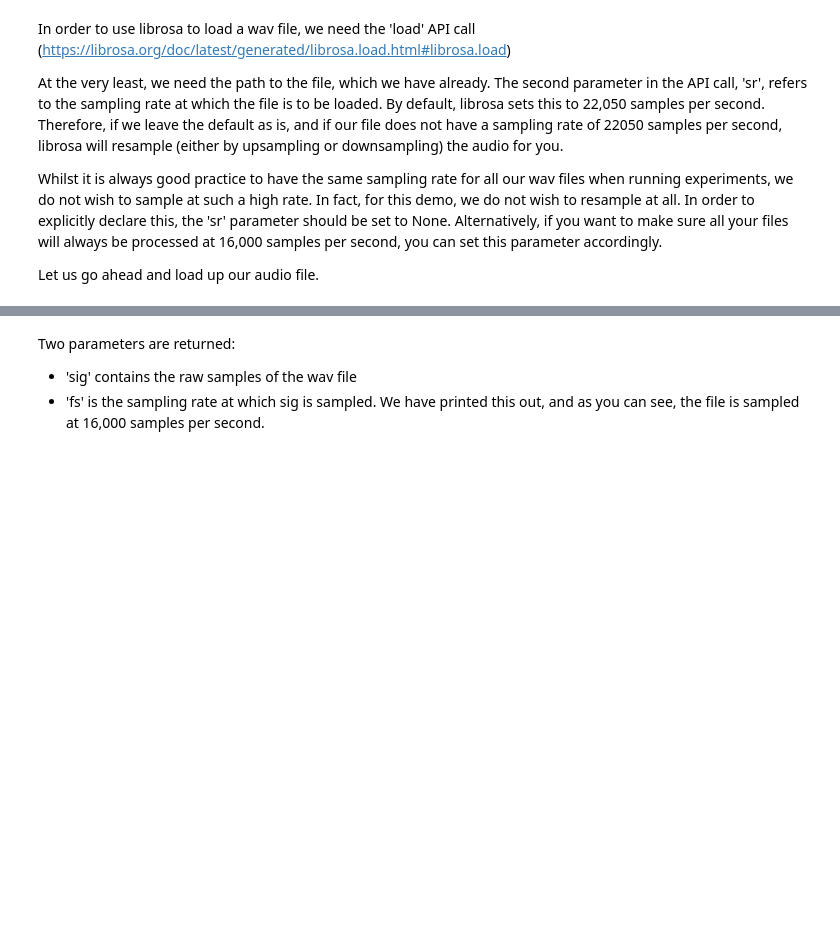
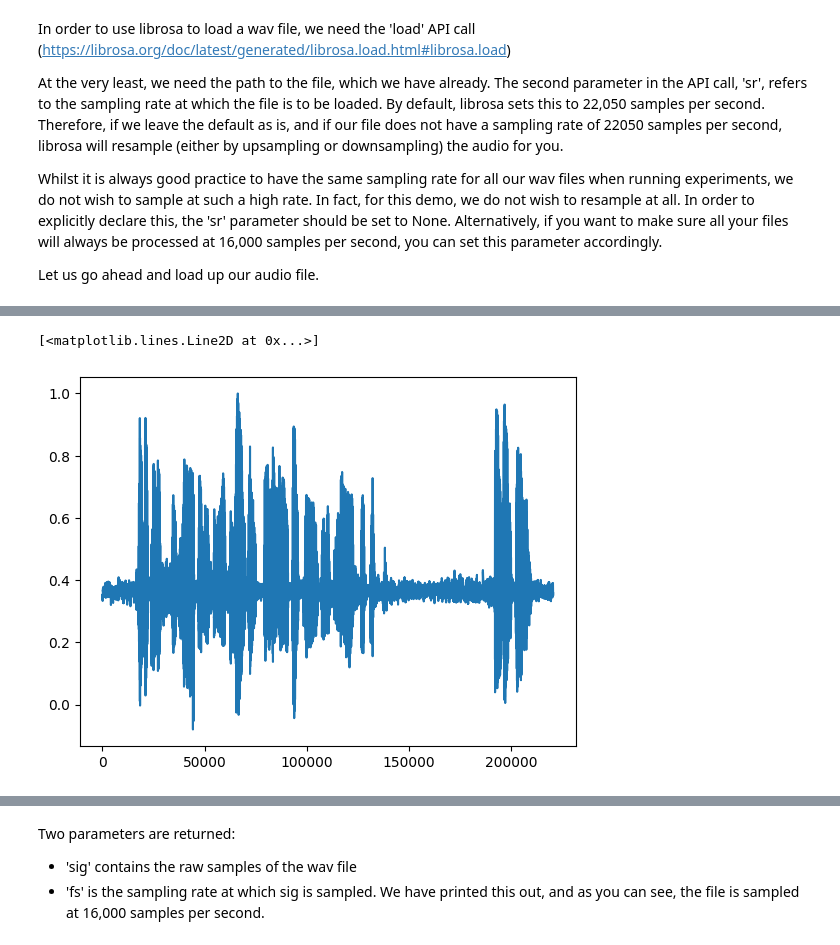
Before and after one commit to Zappandy/spoken_language_detector, a Jupyter notebook: speech_sources/lecture1_melspectrum.ipynb, the cells around one changed output, grey strips where cells are left out. Drawn from its saved outputs; the diff is of its cells as text; code cells hidden in the pictures; blank space fills up the shorter version.

Commit message:
testing melspectogram logic

```diff
--- a/speech_sources/lecture1_melspectrum.ipynb
+++ b/speech_sources/lecture1_melspectrum.ipynb
@@ -37,3 +42,9 @@ print(fs)
+# %%
+# testing signal
+plt.plot(sig)
+# %% [output]
+[<matplotlib.lines.Line2D at 0x...>]
+[figure, added]
 # %%
 print(sig)
 print(sig.shape)
```
Also changed, not shown: parts of 7 cells of this notebook, 2 other files.
